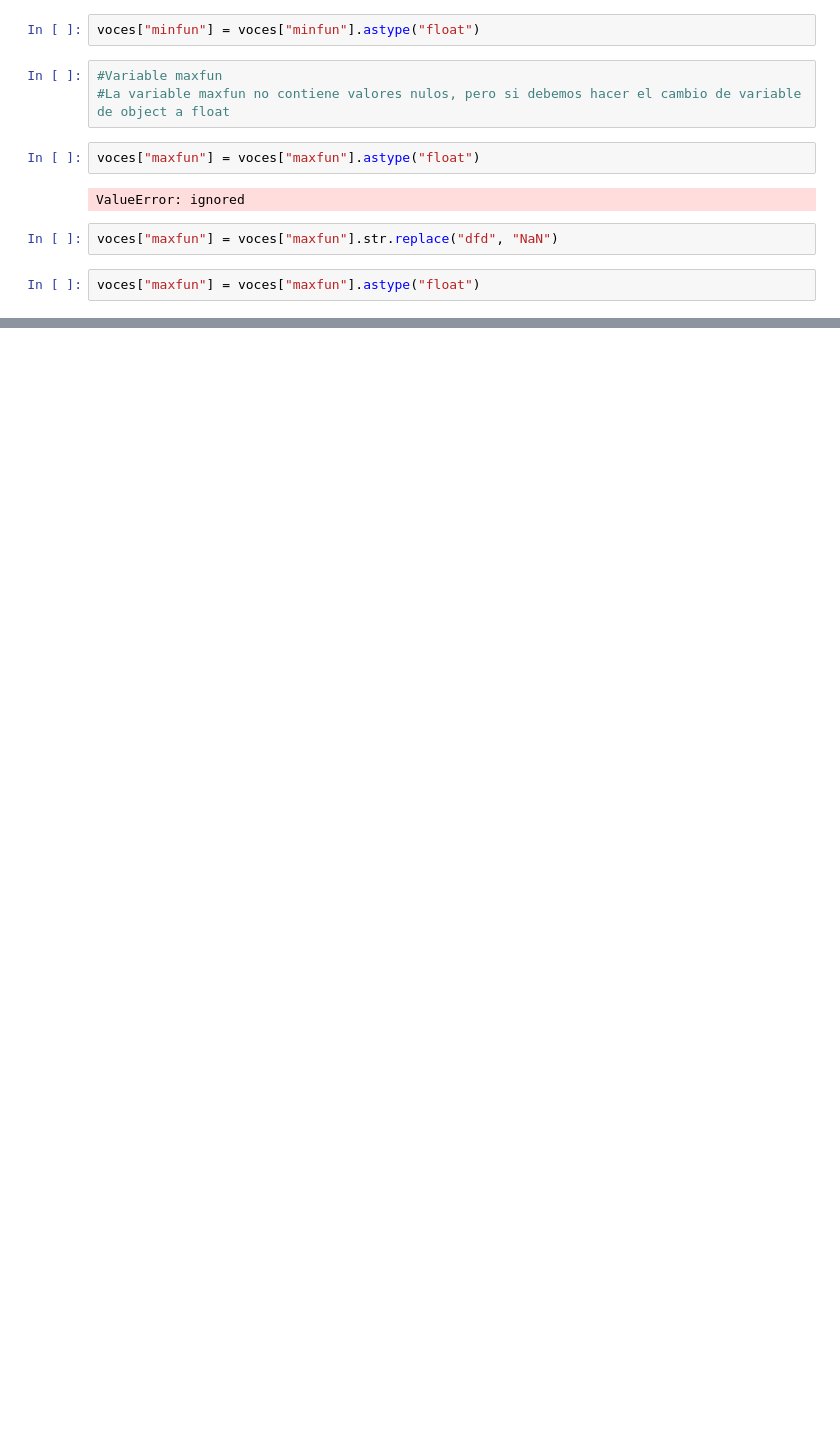
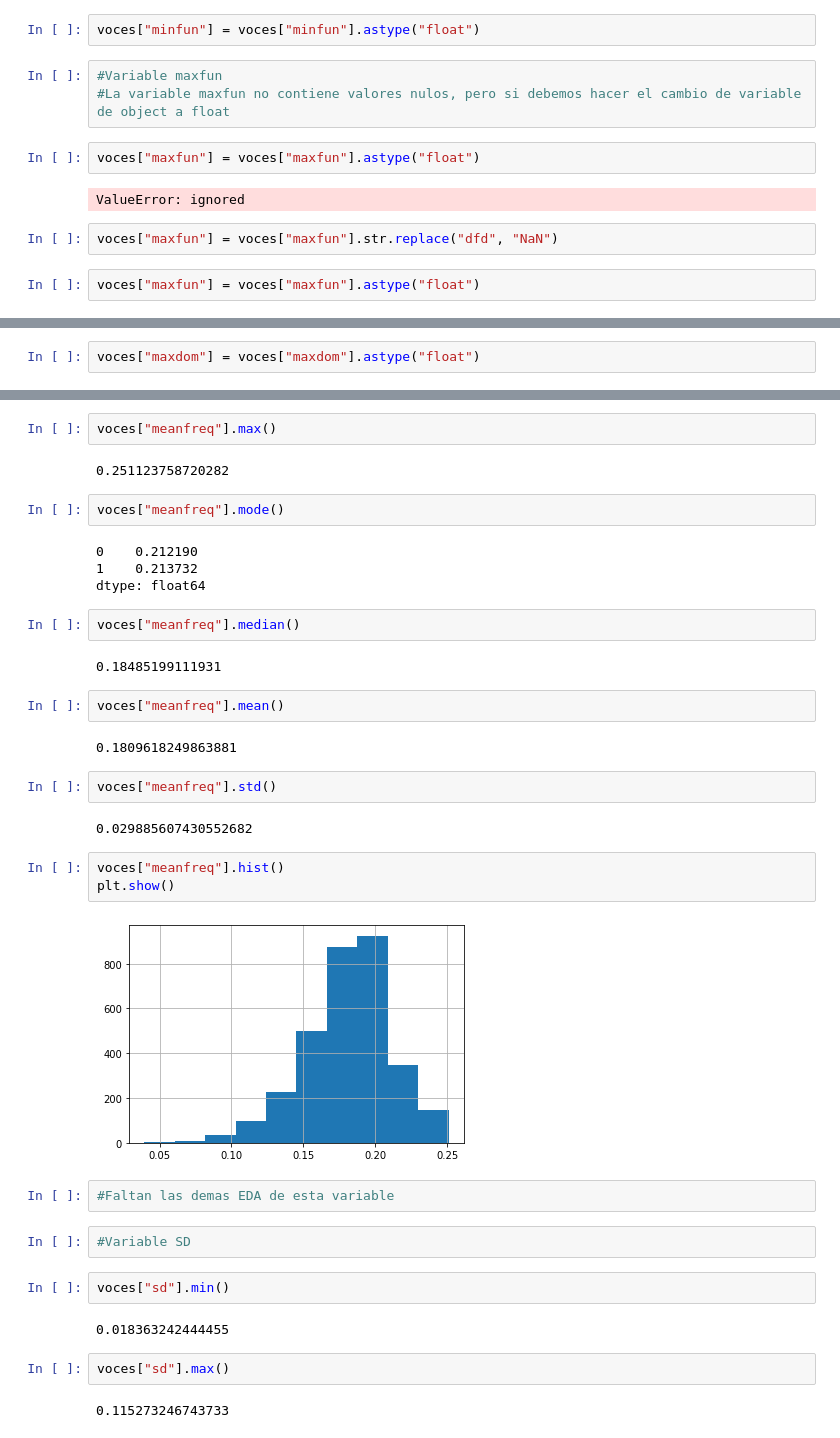
Before and after one commit to RoloCR87/Trabajo-Final-MAA, a Jupyter notebook: Avances_Grupo_03.ipynb, the cells around one changed output, grey strips where cells are left out. Cells and saved outputs as stored; diff of their text form; blank space fills up the shorter version.

```diff
--- a/Avances_Grupo_03.ipynb
+++ b/Avances_Grupo_03.ipynb
@@ -283,0 +286,2 @@ voces["maxfun"] = voces["maxfun"].astype("float")
+# %%
+voces["maxdom"] = voces["maxdom"].astype("float")
@@ -323,0 +320,39 @@ dtype: int64
+# %%
+voces["meanfreq"].max()
+# %% [output]
+0.251123758720282
+# %%
+voces["meanfreq"].mode()
+# %% [output]
+0    0.212190
+1    0.213732
+dtype: float64
+# %%
+voces["meanfreq"].median()
+# %% [output]
+0.18485199111931
+# %%
+voces["meanfreq"].mean()
+# %% [output]
+0.1809618249863881
+# %%
+voces["meanfreq"].std()
+# %% [output]
+0.029885607430552682
+# %%
+voces["meanfreq"].hist()
+plt.show()
+# %% [output]
+[figure, added]
+# %%
+#Faltan las demas EDA de esta variable
+# %%
+#Variable SD
+# %%
+voces["sd"].min()
+# %% [output]
+0.018363242444455
+# %%
+voces["sd"].max()
+# %% [output]
+0.115273246743733
```
Also changed, not shown: parts of 32 cells of this notebook.
